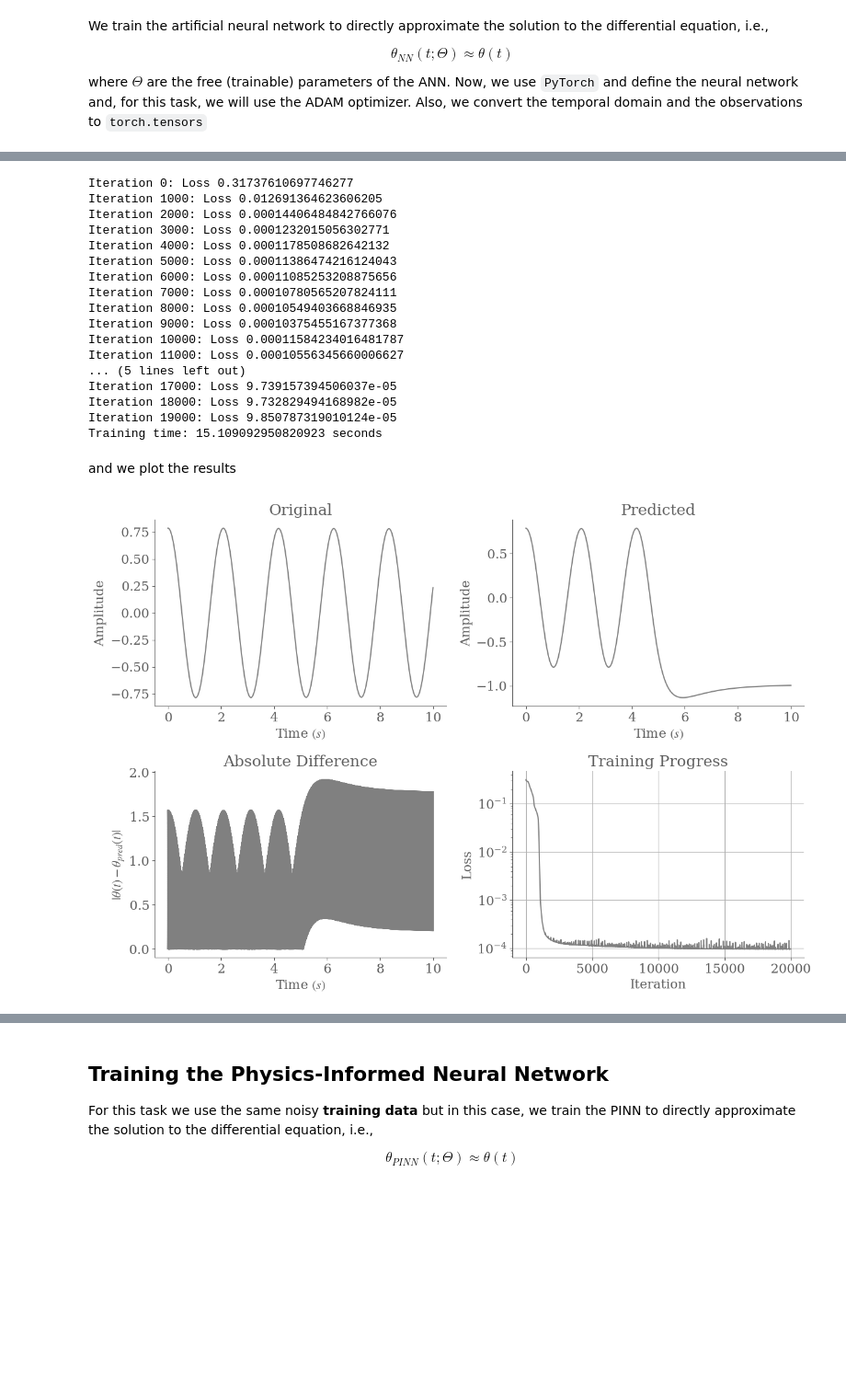
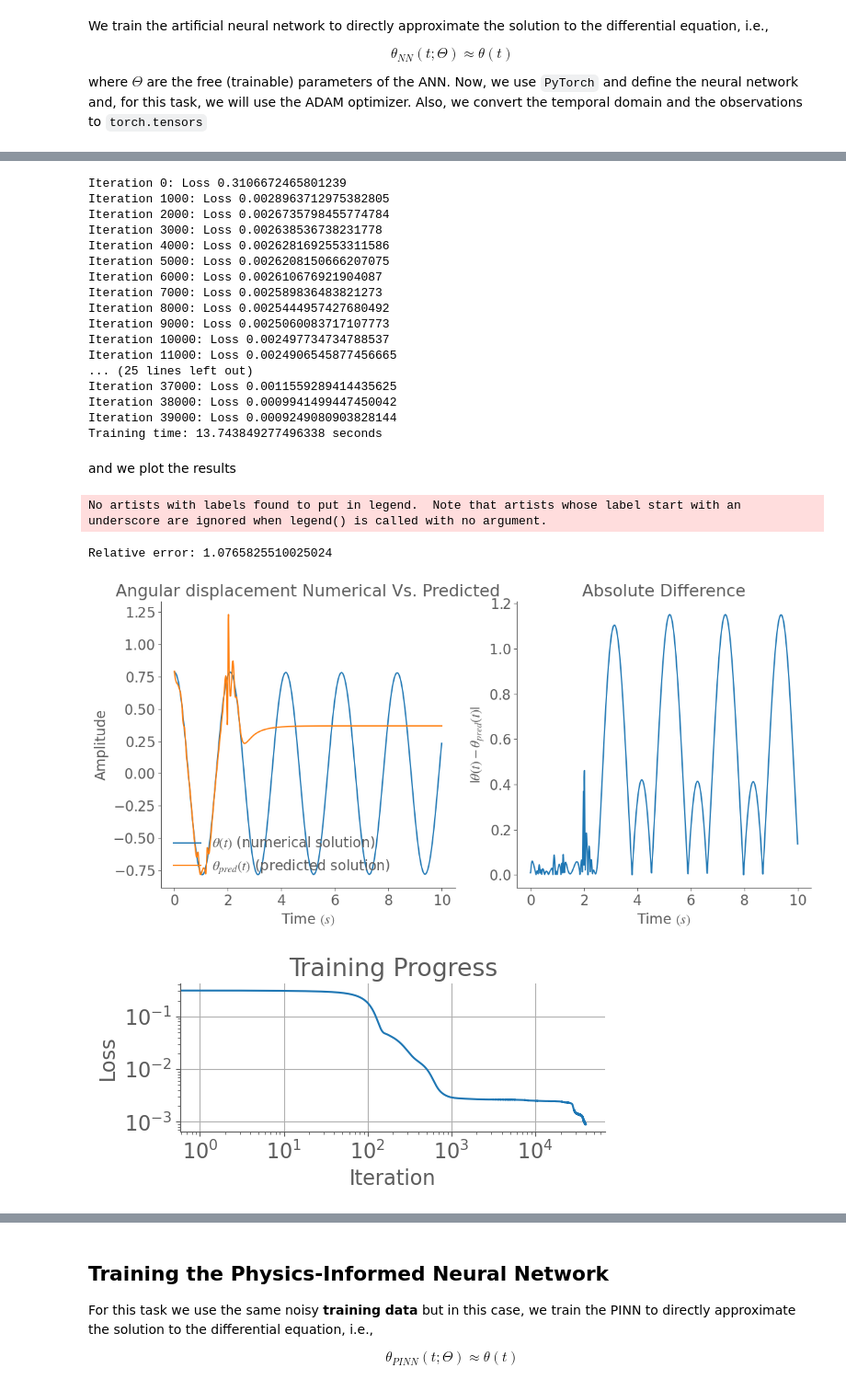
Before and after one commit to dortiz5/ihealth-pinns-workshop, a Jupyter notebook: notebooks/activity-1.ipynb, the cells around one changed output, grey strips where cells are left out. Shown: that part at 92% size. Drawn from its saved outputs; the diff is of its cells as text; code cells hidden in the pictures; blank space fills up the shorter version.

```diff
--- a/notebooks/activity-1.ipynb
+++ b/notebooks/activity-1.ipynb
@@ -248,4 +252,11 @@ $$
 $$
 
 where $\Theta$ are the free (trainable) parameters of the ANN. Now, we use `PyTorch` and define the neural network and, for this task, we will use the ADAM optimizer. Also, we convert the temporal domain and the observations to `torch.tensors`
+# %%
+torch.manual_seed(123)
+
+# training parameters
+hidden_layers = [1, 10, 10, 10, 1]
+learning_rate = 0.001
+training_iter = 40000
 # %%
@@ -283,0 +303,9 @@ optimizer = optim.Adam(theta_nn.parameters(), lr=0.001)
+# %%
+# Create an instance of the neural network
+theta_nn = NeuralNetwork(hidden_layers)
+nparams = sum(p.numel() for p in theta_nn.parameters() if p.requires_grad)
+print(f'Number of trainable parameters: {nparams}')
+
+# Define an optimizer (Adam) for training the network
+optimizer = optim.Adam(theta_nn.parameters(), lr=0.001,
+                       betas= (0.9,0.999), eps = 1e-8)
@@ -298,15 +328,12 @@ $$
 
 Now, we use `PyTorch` and define the neural network, the function loss and, for this task, we will use the ADAM optimizer. Also, we convert the temporal domain and the observations to `torch.tensors`
 # %%
-# Define a loss function (Mean Squared Error) for training the network
-loss_func = nn.MSELoss()
+def NeuralNetworkLoss(forward_pass, t, theta_data, lambda1 = 1):
 
-def NeuralNetworkLoss(forward_pass, time, theta_data, lambda1 = 1):
+    theta_nn = forward_pass(t)
+    data_loss = lambda1 * MSE_func(theta_nn, theta_data)
 
-    theta_nn = forward_pass(time)
-    data_loss = loss_func(theta_nn, theta_data)
-
-    return lambda1 * data_loss
+    return  data_loss
 
 # Initialize a list to store the loss values
 loss_values = []
@@ -315,14 +342,14 @@ loss_values = []
 start_time = time.time()
 
 # Training the neural network
-for i in range(20000):
+for i in range(training_iter):
 
     optimizer.zero_grad()   # clear gradients for next train
 
     # input x and predict based on x
     loss = NeuralNetworkLoss(theta_nn,
-                             t_train,
-                             theta_train)    # must be (1. nn output, 2. target)
+                             t_data,
+                             theta_data)    # must be (1. nn output, 2. target)
 
     # Append the current loss value to the list
     loss_values.append(loss.item())
@@ -338,31 +365,34 @@ end_time = time.time()
 elapsed_time = end_time - start_time
 print(f"Training time: {elapsed_time} seconds")
 # %% [output]
-Iteration 0: Loss 0.31737610697746277
-Iteration 1000: Loss 0.012691364623606205
-Iteration 2000: Loss 0.00014406484842766076
-Iteration 3000: Loss 0.0001232015056302771
-Iteration 4000: Loss 0.0001178508682642132
-Iteration 5000: Loss 0.00011386474216124043
-Iteration 6000: Loss 0.00011085253208875656
-Iteration 7000: Loss 0.00010780565207824111
-Iteration 8000: Loss 0.00010549403668846935
-Iteration 9000: Loss 0.00010375455167377368
-Iteration 10000: Loss 0.00011584234016481787
-Iteration 11000: Loss 0.00010556345660006627
-... (5 lines left out)
-Iteration 17000: Loss 9.739157394506037e-05
-Iteration 18000: Loss 9.732829494168982e-05
-Iteration 19000: Loss 9.850787319010124e-05
-Training time: 15.109092950820923 seconds
+Iteration 0: Loss 0.3106672465801239
+Iteration 1000: Loss 0.0028963712975382805
+Iteration 2000: Loss 0.0026735798455774784
+Iteration 3000: Loss 0.002638536738231778
+Iteration 4000: Loss 0.0026281692553311586
+Iteration 5000: Loss 0.0026208150666207075
+Iteration 6000: Loss 0.002610676921904087
+Iteration 7000: Loss 0.002589836483821273
+Iteration 8000: Loss 0.0025444957427680492
+Iteration 9000: Loss 0.0025060083717107773
+Iteration 10000: Loss 0.002497734734788537
+Iteration 11000: Loss 0.0024906545877456665
+... (25 lines left out)
+Iteration 37000: Loss 0.0011559289414435625
+Iteration 38000: Loss 0.0009941499447450042
+Iteration 39000: Loss 0.0009249080903828144
+Training time: 13.743849277496338 seconds
 # %% [markdown]
 and we plot the results
 # %%
-theta_pred = theta_nn(t_test)
+theta_pred = theta_nn(t_phys)
 
 print(f'Relative error: {relative_l2_error(theta_pred, theta_test)}')
 
-plot_comparison(t_test, theta, theta_pred, loss_values)
+plot_comparison(t_phys, theta, theta_pred, loss_values)
 # %% [output]
+No artists with labels found to put in legend.  Note that artists whose label start with an underscore are ignored when legend() is called with no argument.
+Relative error: 1.0765825510025024
-[figure, old version]
+[figure, new version]
+[figure, added]
 # %% [markdown]
```
Also changed, not shown: parts of 18 cells of this notebook, 4 other files.
